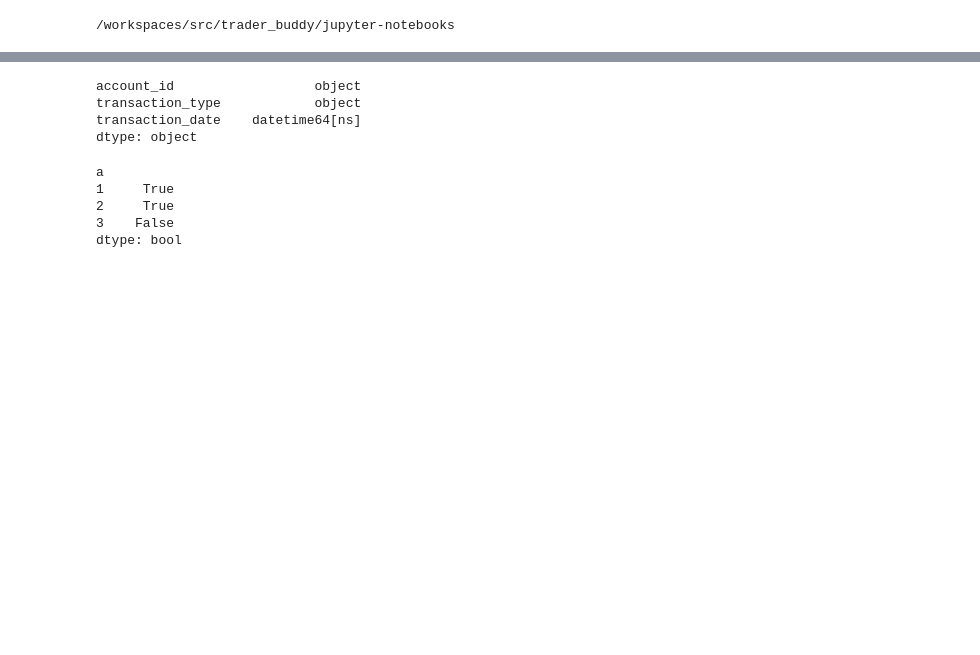
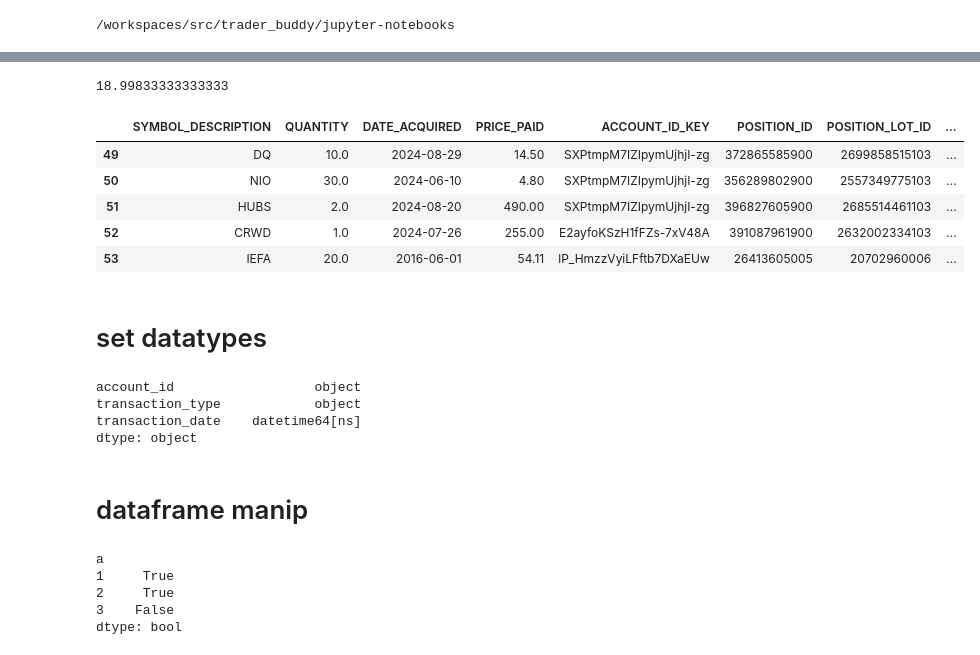
Before and after one commit to mirthbottle/trader_buddy, a Jupyter notebook: jupyter-notebooks/positions.ipynb, the cells around one changed output, grey strips where cells are left out. Cells and saved outputs as stored; diff of their text form; code cells hidden in the pictures; blank space fills up the shorter version.

Commit message:
migrate closed_positions to add gain_metrics

```diff
--- a/jupyter-notebooks/positions.ipynb
+++ b/jupyter-notebooks/positions.ipynb
@@ -16,0 +24,3 @@ from datetime import datetime
+# %%
+query_job = client.query("SELECT * FROM `main-street-labs.gain_tracker.closed_positions`")
+closed_positions = query_job.result().to_dataframe()
@@ -16,0 +31,2 @@ from datetime import datetime
+# %%
+closed_positions.drop_duplicates(subset=["POSITION_LOT_ID", "QUANTITY", "DATE_CLOSED"], inplace=True)
@@ -16,0 +72,14 @@ from datetime import datetime
+# %%
+positions = closed_positions.apply(
+    lambda r: ClosedPosition(
+        r["POSITION_LOT_ID"],
+        r["ACCOUNT_ID_KEY"],
+        r["SYMBOL_DESCRIPTION"],
+        r["PRICE_PAID"],
+        r["DATE_ACQUIRED"],
+        r["QUANTITY"],
+        r["ORIGINAL_QTY"],
+        r["MARKET_VALUE"],
+        transaction_id = r["TRANSACTION_ID"],
+        transaction_fee = r["TRANSACTION_FEE"],
+        date_closed=r["DATE_CLOSED"]), axis=1)
@@ -16,0 +88,19 @@ from datetime import datetime
+# %%
+one_p.market_price()
+# %% [output]
+18.99833333333333
+# %%
+gmetrics = positions.apply(lambda p: p.compute_gains())
+
+gm_df = pd.DataFrame(gmetrics.values.tolist())
+
+closed_gains_df = pd.concat([closed_positions.reset_index(drop=True),gm_df],axis=1)
+# %%
+closed_gains_df.tail()
+# %% [output]
+|  | SYMBOL_DESCRIPTION | QUANTITY | DATE_ACQUIRED | PRICE_PAID | ACCOUNT_ID_KEY | POSITION_ID | POSITION_LOT_ID | ... |
+| 49 | DQ | 10.0 | 2024-08-29 | 14.50 | SXPtmpM7IZIpymUjhjI-zg | 372865585900 | 2699858515103 | ... |
+| 50 | NIO | 30.0 | 2024-06-10 | 4.80 | SXPtmpM7IZIpymUjhjI-zg | 356289802900 | 2557349775103 | ... |
+| 51 | HUBS | 2.0 | 2024-08-20 | 490.00 | SXPtmpM7IZIpymUjhjI-zg | 396827605900 | 2685514461103 | ... |
+| 52 | CRWD | 1.0 | 2024-07-26 | 255.00 | E2ayfoKSzH1fFZs-7xV48A | 391087961900 | 2632002334103 | ... |
+| 53 | IEFA | 20.0 | 2016-06-01 | 54.11 | lP_HmzzVyiLFftb7DXaEUw | 26413605005 | 20702960006 | ... |
@@ -17,3 +111,5 @@ from datetime import datetime
+# %% [markdown]
+# set datatypes
 # %%
 empty_ts = pd.DataFrame(
     {'account_id': pd.Series(dtype='str'),
@@ -26,6 +122,8 @@ account_id                  object
 transaction_type            object
 transaction_date    datetime64[ns]
 dtype: object
+# %% [markdown]
+# dataframe manip
 # %%
 x = pd.DataFrame(data={"a": [1,2, 3], "b": ["f", "g", None], "c": [5,66,1]}).set_index("a")
 # %%
```
Also changed, not shown: parts of 9 cells of this notebook.
